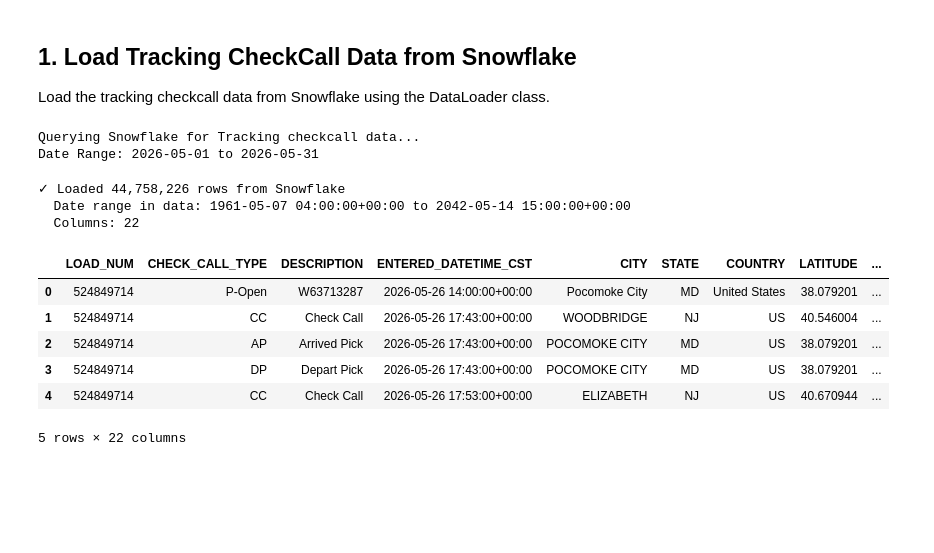
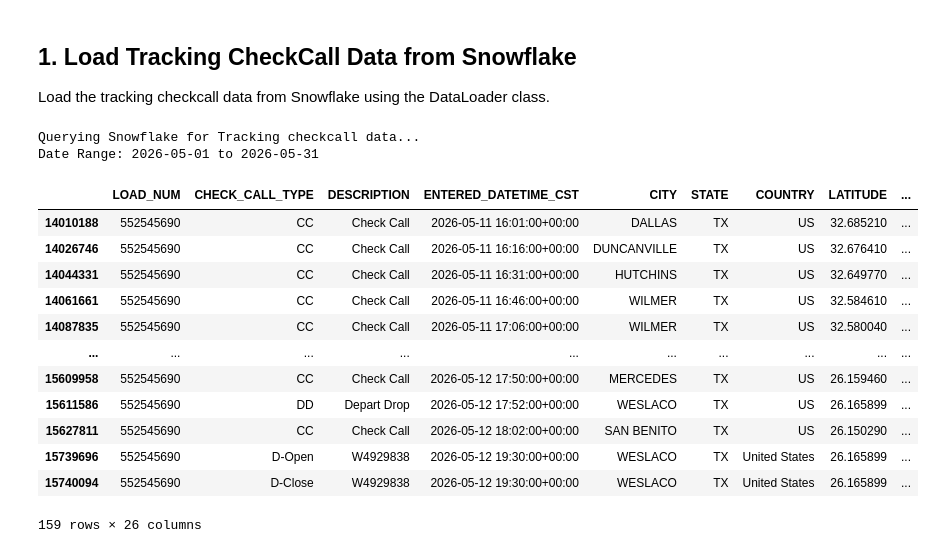
Before and after one commit to vugtlan/LoadTrackingOverProcessing, a Jupyter notebook: notebooks/loadTrackingOverProcessing.ipynb, the cells around one changed output. Saved outputs shown, nothing was run; the diff lists cells and outputs as text; code cells hidden in the pictures; blank space fills up the shorter version.

```diff
--- a/notebooks/loadTrackingOverProcessing.ipynb
+++ b/notebooks/loadTrackingOverProcessing.ipynb
@@ -72,7 +72,7 @@ print(f"Date Range: {startdate} to {enddate}")
 loader = DataLoader()
 
 df = loader.load_from_snowflake(
-    sql_file_path='../sql/loadTrackingOverprocessing.sql',
+    sql_file_path='../sql/loadTrackingOverprocessing2.sql',
     params={'startdate': startdate, 'enddate': enddate}
 )
 
@@ -86,14 +86,20 @@ df.head()
 # %% [output]
 Querying Snowflake for Tracking checkcall data...
 Date Range: 2026-05-01 to 2026-05-31
-✓ Loaded 44,758,226 rows from Snowflake
-  Date range in data: 1961-05-07 04:00:00+00:00 to 2042-05-14 15:00:00+00:00
-  Columns: 22
-|  | LOAD_NUM | CHECK_CALL_TYPE | DESCRIPTION | ENTERED_DATETIME_CST | CITY | STATE | COUNTRY | LATITUDE | ... |
-| 0 | 524849714 | P-Open | W63713287 | 2026-05-26 14:00:00+00:00 | Pocomoke City | MD | United States | 38.079201 | ... |
-| 1 | 524849714 | CC | Check Call | 2026-05-26 17:43:00+00:00 | WOODBRIDGE | NJ | US | 40.546004 | ... |
-| 2 | 524849714 | AP | Arrived Pick | 2026-05-26 17:43:00+00:00 | POCOMOKE CITY | MD | US | 38.079201 | ... |
-| 3 | 524849714 | DP | Depart Pick | 2026-05-26 17:43:00+00:00 | POCOMOKE CITY | MD | US | 38.079201 | ... |
-| 4 | 524849714 | CC | Check Call | 2026-05-26 17:53:00+00:00 | ELIZABETH | NJ | US | 40.670944 | ... |
-5 rows × 22 columns
+# %%
+df[df['LOAD_NUM']==552545690] # 554287901
+# %% [output]
+|  | LOAD_NUM | CHECK_CALL_TYPE | DESCRIPTION | ENTERED_DATETIME_CST | CITY | STATE | COUNTRY | LATITUDE | ... |
+| 14010188 | 552545690 | CC | Check Call | 2026-05-11 16:01:00+00:00 | DALLAS | TX | US | 32.685210 | ... |
+| 14026746 | 552545690 | CC | Check Call | 2026-05-11 16:16:00+00:00 | DUNCANVILLE | TX | US | 32.676410 | ... |
+| 14044331 | 552545690 | CC | Check Call | 2026-05-11 16:31:00+00:00 | HUTCHINS | TX | US | 32.649770 | ... |
+| 14061661 | 552545690 | CC | Check Call | 2026-05-11 16:46:00+00:00 | WILMER | TX | US | 32.584610 | ... |
+| 14087835 | 552545690 | CC | Check Call | 2026-05-11 17:06:00+00:00 | WILMER | TX | US | 32.580040 | ... |
+| ... | ... | ... | ... | ... | ... | ... | ... | ... | ... |
+| 15609958 | 552545690 | CC | Check Call | 2026-05-12 17:50:00+00:00 | MERCEDES | TX | US | 26.159460 | ... |
+| 15611586 | 552545690 | DD | Depart Drop | 2026-05-12 17:52:00+00:00 | WESLACO | TX | US | 26.165899 | ... |
+| 15627811 | 552545690 | CC | Check Call | 2026-05-12 18:02:00+00:00 | SAN BENITO | TX | US | 26.150290 | ... |
+| 15739696 | 552545690 | D-Open | W4929838 | 2026-05-12 19:30:00+00:00 | WESLACO | TX | United States | 26.165899 | ... |
+| 15740094 | 552545690 | D-Close | W4929838 | 2026-05-12 19:30:00+00:00 | WESLACO | TX | United States | 26.165899 | ... |
+159 rows × 26 columns
 # %%
```
Also changed, not shown: parts of 6 cells of this notebook, 2 other files.
